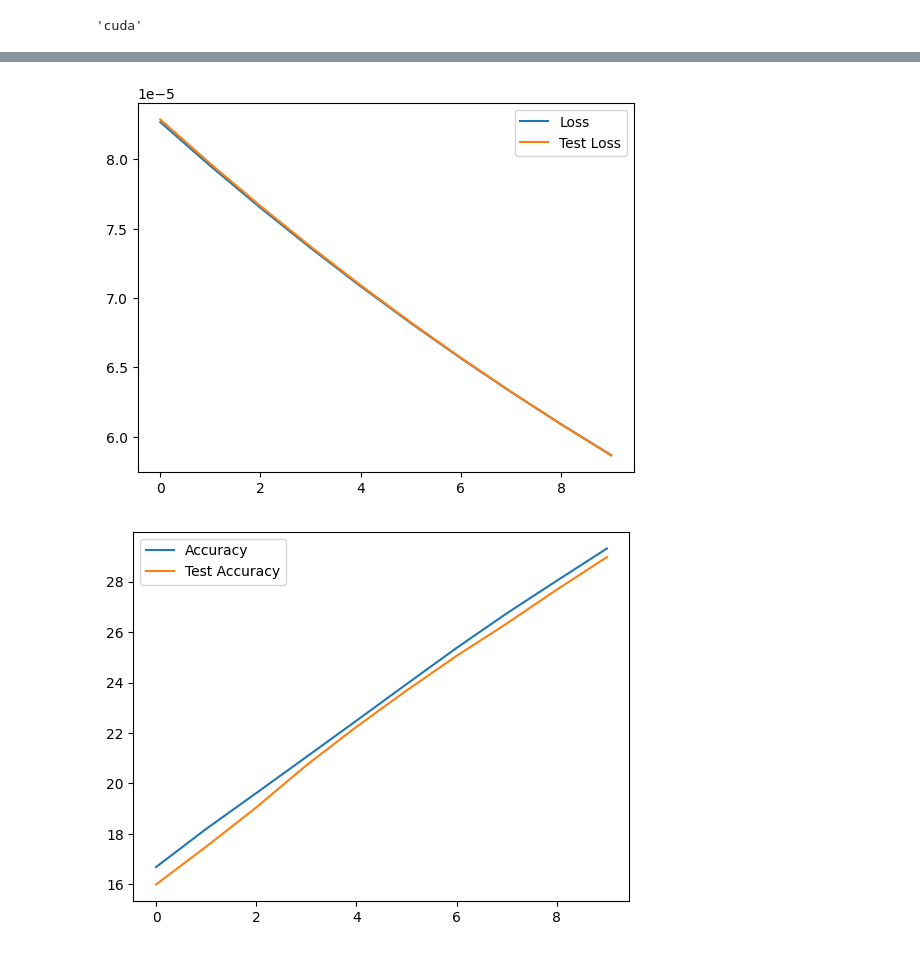
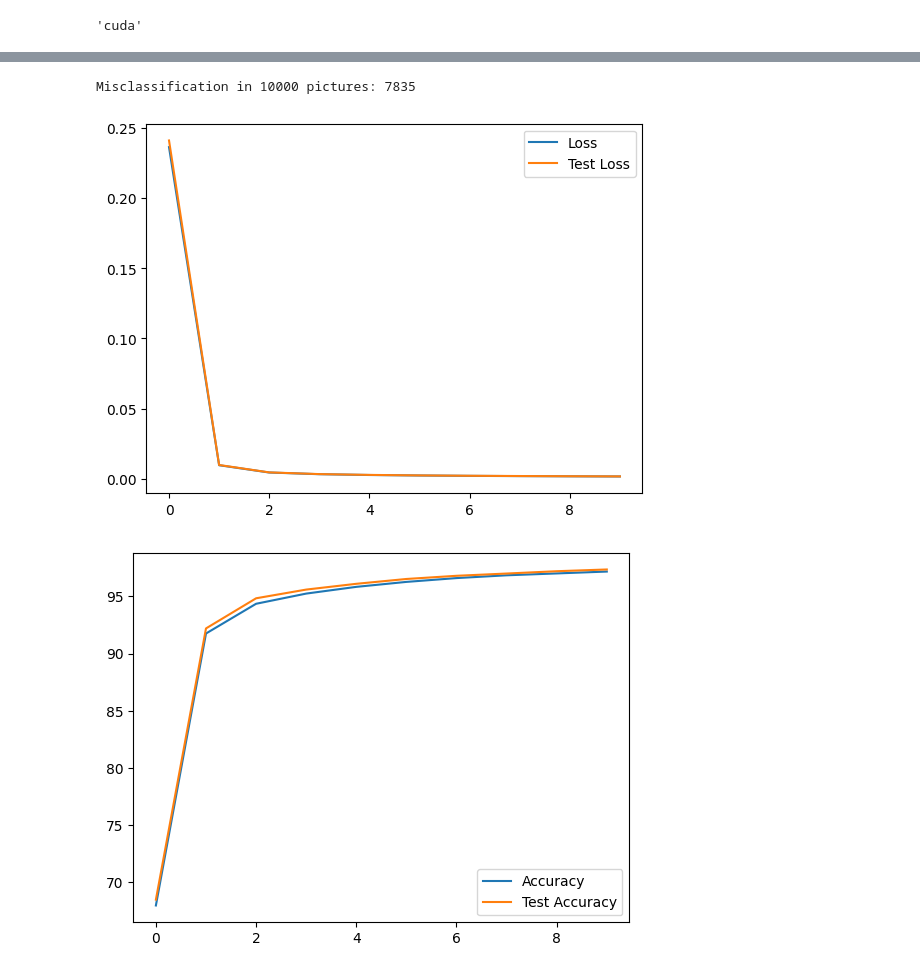
Before and after one commit to Vicproph/DL-HW1, a Jupyter notebook: Mohammad/4-4-alef.ipynb, the cells around one changed output, grey strips where cells are left out. Drawn from its saved outputs; the diff is of its cells as text; code cells hidden in the pictures.

```diff
--- a/Mohammad/4-4-alef.ipynb
+++ b/Mohammad/4-4-alef.ipynb
@@ -81,6 +81,8 @@ class Student(nn.Module):
 teacher_model = Teacher()
 student_model = Student()
 
+teacher_model.load_state_dict(torch.load("./TeacherModel.pth"))
+
 teacher_y_train_logits = teacher_model(X_train)
 teacher_y_train_logits_softmaxed = torch.softmax(teacher_y_train_logits, dim=1)
 
@@ -90,4 +92,5 @@ teacher_y_test_logits_softmaxed = torch.softmax(teacher_y_test_logits, dim=1)
 _, teacher_y_test = teacher_y_test_logits_softmaxed.max(dim=1)
 teacher_y_train = teacher_y_train.to(dtype=torch.float)
 teacher_y_test = teacher_y_test.to(dtype=torch.float)
+teacher_model(X_test)
 # %% [output]
@@ -99,7 +109,7 @@ import time
 
 EPOCHS = 10
 ALPHA = 0.01
-BATCH_SIZE = 100
+BATCH_SIZE = 32
 loss_function = nn.MSELoss()
 optimizer = torch.optim.SGD(student_model.parameters(), lr=ALPHA)
 
@@ -130,7 +140,8 @@ for epoch in range(EPOCHS):
             batch_index * BATCH_SIZE : batch_index * BATCH_SIZE + BATCH_SIZE
         ]
 
-        student_y_logits_softmaxed = torch.softmax(student_model(X_train_batch), dim=1)
+        student_y_logits = student_model(X_train_batch)
+        student_y_logits_softmaxed = torch.softmax(student_y_logits, dim=1)
         _, max_indices = student_y_logits_softmaxed.max(dim=1)
 
         accuracy = (
@@ -142,8 +153,8 @@ for epoch in range(EPOCHS):
         accuracies.append(accuracy)
 
         loss = loss_function(
-            student_y_logits_softmaxed,
-            teacher_y_train_logits_softmaxed[
+            student_y_logits,
+            teacher_y_train_logits[
                 batch_index * BATCH_SIZE : batch_index * BATCH_SIZE + BATCH_SIZE
             ],
         )
@@ -162,12 +173,13 @@ for epoch in range(EPOCHS):
 
         with torch.inference_mode():
             # start_time = time.time()
+            student_y_test_logits = student_model(X_test)
             student_test_logits_softmaxed = torch.softmax(student_model(X_test), dim=1)
             _, max_indices = student_test_logits_softmaxed.max(dim=1)
 
             test_loss = loss_function(
-                student_test_logits_softmaxed,
-                teacher_y_test_logits_softmaxed,
+                student_y_test_logits,
+                teacher_y_test_logits,
             )
             test_accuracy = (
                 torch.eq(teacher_y_test, max_indices).count_nonzero()
@@ -180,7 +192,7 @@ for epoch in range(EPOCHS):
             # end_time = time.time()
             # print(f"Test duration :{end_time-start_time}")
 
-    # average_test_loss = torch.tensor(test_losses).mean()
+    average_test_loss = torch.tensor(test_losses).mean()
     average_loss = torch.tensor(losses).mean()
     average_test_accuracy = torch.tensor(test_accuracies).mean()
     average_accuracy = torch.tensor(accuracies).mean()
@@ -191,7 +203,7 @@ for epoch in range(EPOCHS):
     accuracies = []
 
     general_loss.append(average_loss.item())
-    # general_test_loss.append(average_test_loss.item())
+    general_test_loss.append(average_test_loss.item())
     general_test_accuracy.append(average_test_accuracy.item())
     general_accuracy.append(average_accuracy.item())
     printLogs(
@@ -200,5 +212,5 @@ for epoch in range(EPOCHS):
         average_loss,
         average_accuracy,
         average_test_accuracy,
-        0,
+        average_test_loss,
     )
@@ -205,12 +228,20 @@ for epoch in range(EPOCHS):
 # %%
+print()
+student_model(X_test)
+_, max_indices = torch.softmax(student_model(X_test), dim=1).max(dim=1)
+print(
+    f"Misclassification in {y_test.__len__()} pictures: {(max_indices==y_test).count_nonzero()}"
+)
+
 plt.plot(general_loss, label="Loss")
 plt.plot(general_test_loss, label="Test Loss")
 plt.legend()
 plt.show()
 plt.plot(general_accuracy, label="Accuracy")
 plt.plot(general_test_accuracy, label="Test Accuracy")
 plt.legend()
 plt.show()
 # %% [output]
+Misclassification in 10000 pictures: 7835
-[figure, old version]
+[figure, new version]
-[figure, old version]
+[figure, new version]
```
Also changed, not shown: parts of 2 cells of this notebook, 11 other files.
